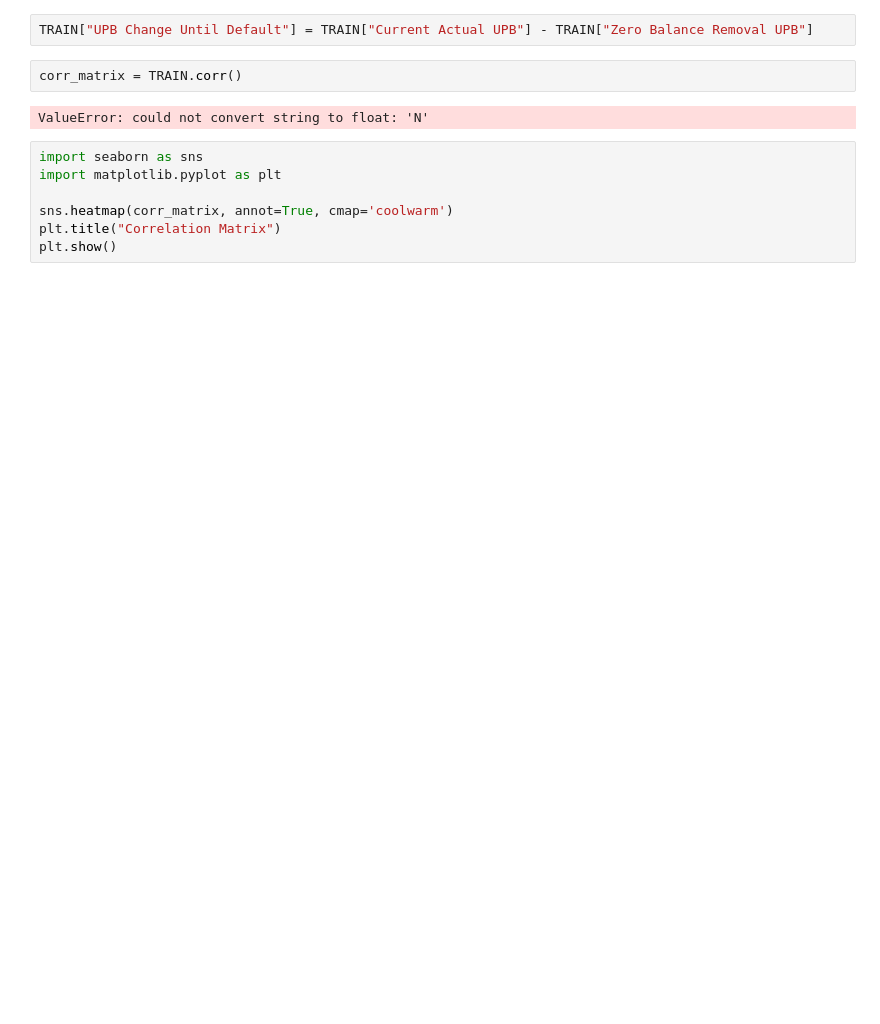
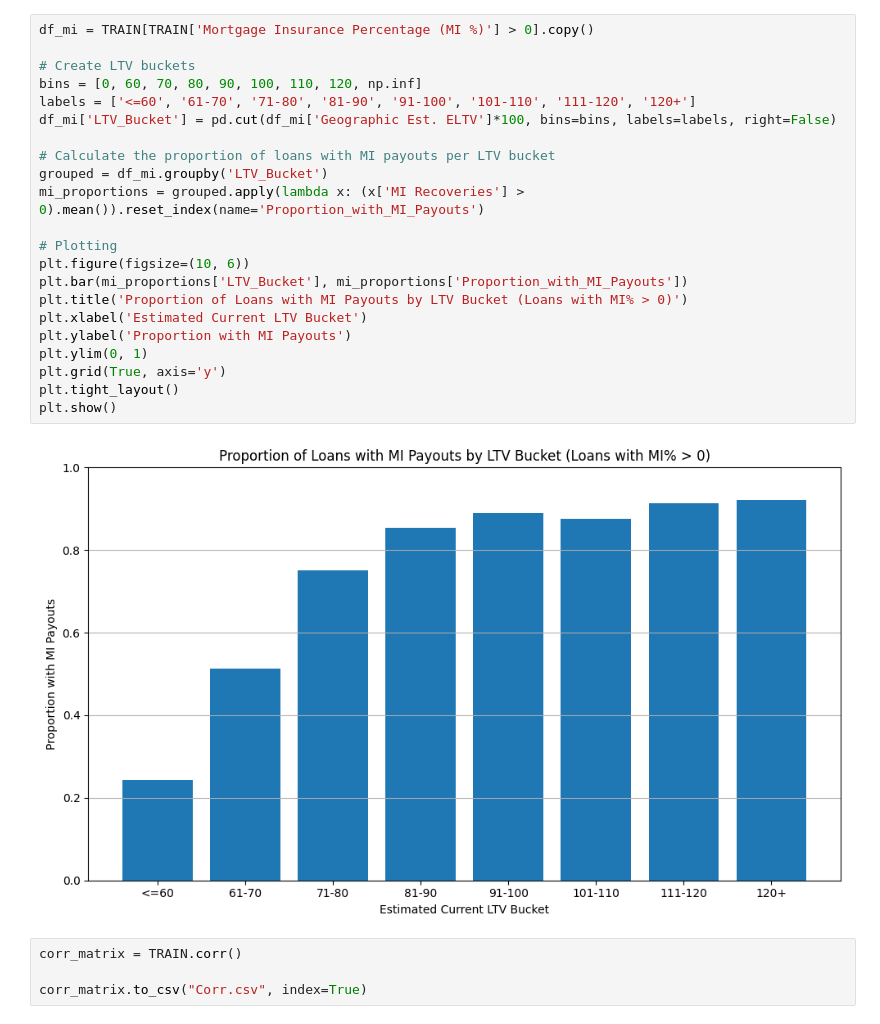
Before and after one commit to SeanVilloresi/freddie-data, a Jupyter notebook: LGD.ipynb, the cells around one changed output. Saved outputs shown, nothing was run; the diff lists cells and outputs as text; blank space fills up the shorter version.

```diff
--- a/LGD.ipynb
+++ b/LGD.ipynb
@@ -71,13 +207,28 @@ plt.show()
-# %%
-TRAIN["UPB Change Until Default"] = TRAIN["Current Actual UPB"] - TRAIN["Zero Balance Removal UPB"]
+# %%
+df_mi = TRAIN[TRAIN['Mortgage Insurance Percentage (MI %)'] > 0].copy()
+
+# Create LTV buckets
+bins = [0, 60, 70, 80, 90, 100, 110, 120, np.inf]
+labels = ['<=60', '61-70', '71-80', '81-90', '91-100', '101-110', '111-120', '120+']
+df_mi['LTV_Bucket'] = pd.cut(df_mi['Geographic Est. ELTV']*100, bins=bins, labels=labels, right=False)
+
+# Calculate the proportion of loans with MI payouts per LTV bucket
+grouped = df_mi.groupby('LTV_Bucket')
+mi_proportions = grouped.apply(lambda x: (x['MI Recoveries'] > 0).mean()).reset_index(name='Proportion_with_MI_Payouts')
+
+# Plotting
+plt.figure(figsize=(10, 6))
+plt.bar(mi_proportions['LTV_Bucket'], mi_proportions['Proportion_with_MI_Payouts'])
+plt.title('Proportion of Loans with MI Payouts by LTV Bucket (Loans with MI% > 0)')
+plt.xlabel('Estimated Current LTV Bucket')
+plt.ylabel('Proportion with MI Payouts')
+plt.ylim(0, 1)
+plt.grid(True, axis='y')
+plt.tight_layout()
+plt.show()
+# %% [output]
+[figure, added]
 # %%
 corr_matrix = TRAIN.corr()
+
+corr_matrix.to_csv("Corr.csv", index=True)
-# %% [output]
-ValueError: could not convert string to float: 'N'
-# %%
-import seaborn as sns
-import matplotlib.pyplot as plt
-
-sns.heatmap(corr_matrix, annot=True, cmap='coolwarm')
-plt.title("Correlation Matrix")
-plt.show()
```
Also changed, not shown: parts of 15 cells of this notebook, 2 other files.
